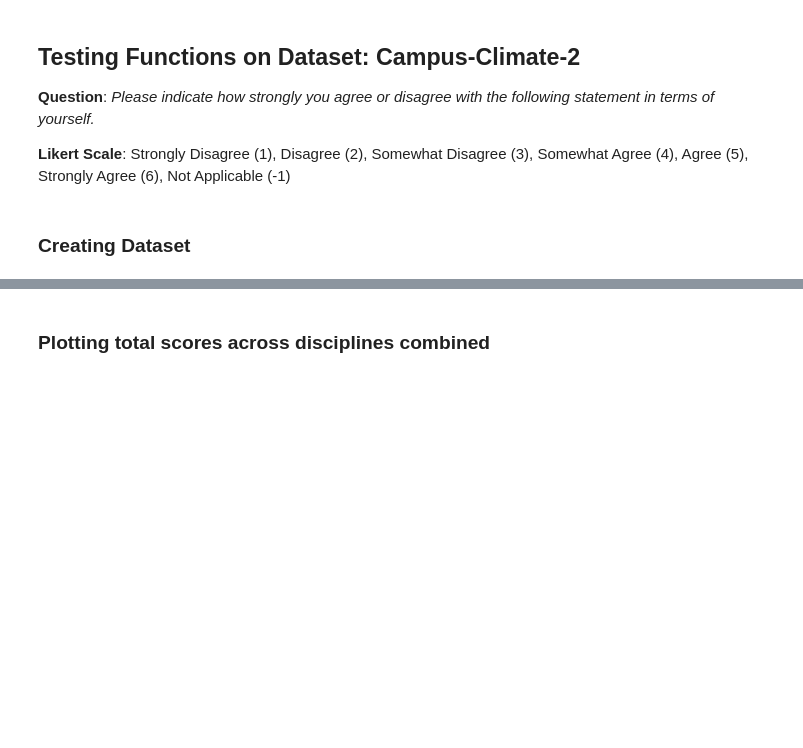
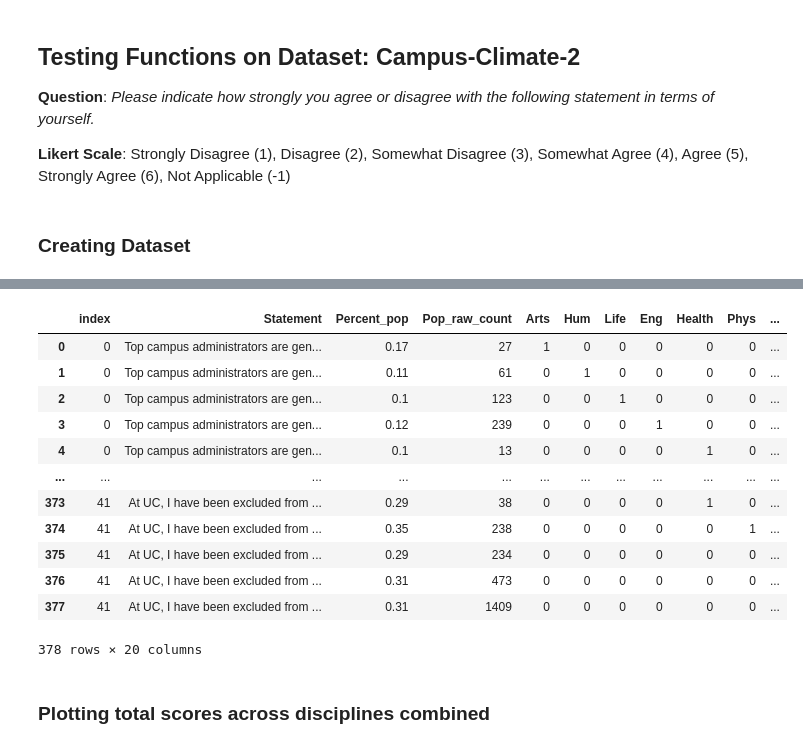
Before and after one commit to emilyslopez/Data_Mural_Project, a Jupyter notebook: Notebooks/Test1_streamlining_datasets_exploration.ipynb, the cells around one changed output, grey strips where cells are left out. Saved outputs shown, nothing was run; the diff lists cells and outputs as text; code cells hidden in the pictures; blank space fills up the shorter version.

```diff
--- a/Notebooks/Test1_streamlining_datasets_exploration.ipynb
+++ b/Notebooks/Test1_streamlining_datasets_exploration.ipynb
@@ -292,2 +400,18 @@ new_df = create_dataset(file_path, UCUES_dataset, survey_section, dataset)
+# %%
+new_df.head()
+# %% [output]
+|  | index | Statement | Percent_pop | Pop_raw_count | Arts | Hum | Life | Eng | Health | Phys | ... |
+| 0 | 0 | Top campus administrators are gen... | 0.17 | 27 | 1 | 0 | 0 | 0 | 0 | 0 | ... |
+| 1 | 0 | Top campus administrators are gen... | 0.11 | 61 | 0 | 1 | 0 | 0 | 0 | 0 | ... |
+| 2 | 0 | Top campus administrators are gen... | 0.1 | 123 | 0 | 0 | 1 | 0 | 0 | 0 | ... |
+| 3 | 0 | Top campus administrators are gen... | 0.12 | 239 | 0 | 0 | 0 | 1 | 0 | 0 | ... |
+| 4 | 0 | Top campus administrators are gen... | 0.1 | 13 | 0 | 0 | 0 | 0 | 1 | 0 | ... |
+| ... | ... | ... | ... | ... | ... | ... | ... | ... | ... | ... | ... |
+| 373 | 41 | At UC, I have been excluded from ... | 0.29 | 38 | 0 | 0 | 0 | 0 | 1 | 0 | ... |
+| 374 | 41 | At UC, I have been excluded from ... | 0.35 | 238 | 0 | 0 | 0 | 0 | 0 | 1 | ... |
+| 375 | 41 | At UC, I have been excluded from ... | 0.29 | 234 | 0 | 0 | 0 | 0 | 0 | 0 | ... |
+| 376 | 41 | At UC, I have been excluded from ... | 0.31 | 473 | 0 | 0 | 0 | 0 | 0 | 0 | ... |
+| 377 | 41 | At UC, I have been excluded from ... | 0.31 | 1409 | 0 | 0 | 0 | 0 | 0 | 0 | ... |
+378 rows × 20 columns
 # %% [markdown]
 ### Plotting total scores across disciplines combined
```
Also changed, not shown: parts of 10 cells of this notebook.
